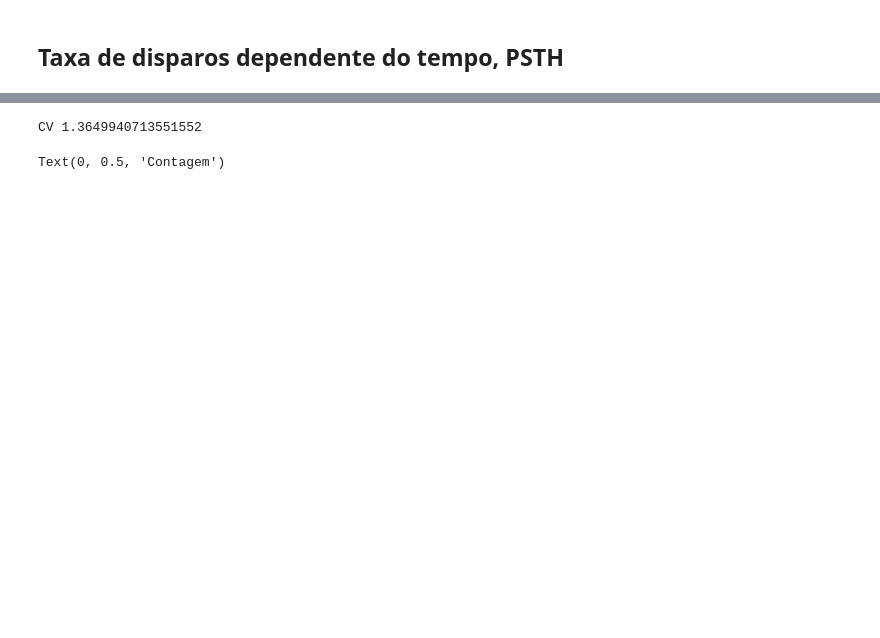
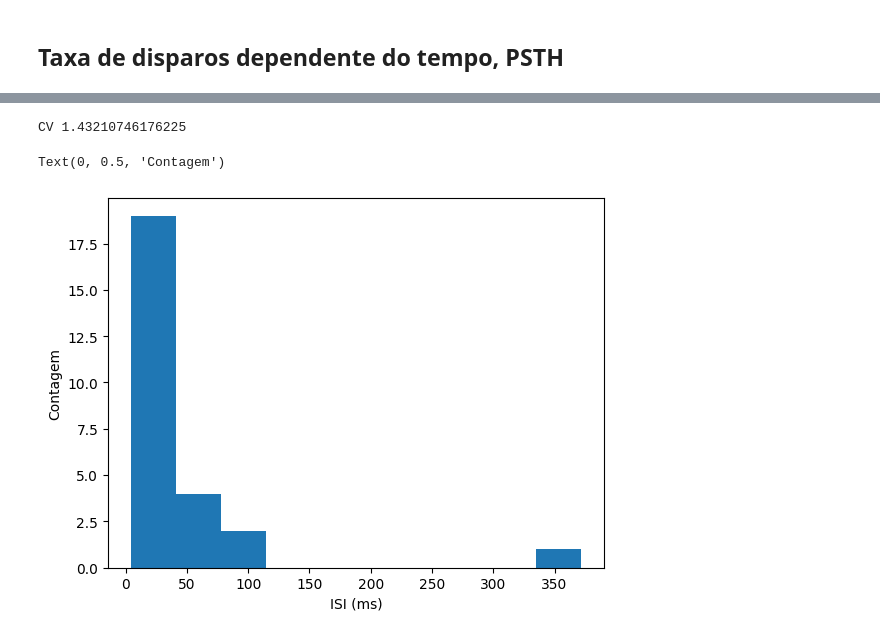
Before and after one commit to borismarin/sample-data, a Jupyter notebook: neuro-comp/AtividadesSpikes.ipynb, the cells around one changed output, grey strips where cells are left out. Saved outputs shown, nothing was run; the diff lists cells and outputs as text; code cells hidden in the pictures; blank space fills up the shorter version.

```diff
--- a/neuro-comp/AtividadesSpikes.ipynb
+++ b/neuro-comp/AtividadesSpikes.ipynb
@@ -71,6 +64,6 @@ Text(0.5, 0, 'tempo (s)')
 # %%
 plt.figure(7)
-isi = np.diff(mil[0]) * 1000
+isi = np.diff(mil[n]) * 1000
 plt.hist(isi)  # histograma dos ISI parece com qual caso acima?
 print('CV', np.std(isi)/np.mean(isi))
 plt.xlabel('ISI (ms)')
@@ -81,5 +72,6 @@ plt.ylabel('Contagem')
-CV 1.3649940713551552
+CV 1.43210746176225
 Text(0, 0.5, 'Contagem')
+[figure, added]
 # %%
 plt.figure(8)
 for i, serie in enumerate(mil): # raster das mil repetições
```
Also changed, not shown: parts of 7 cells of this notebook.
